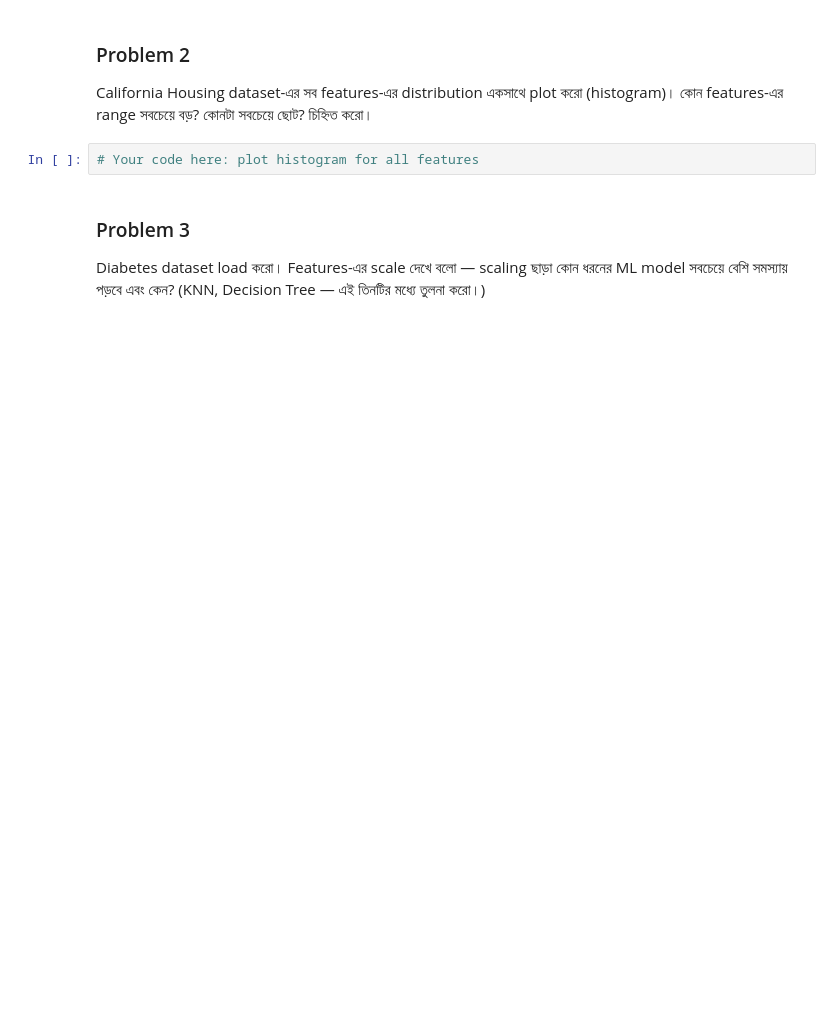
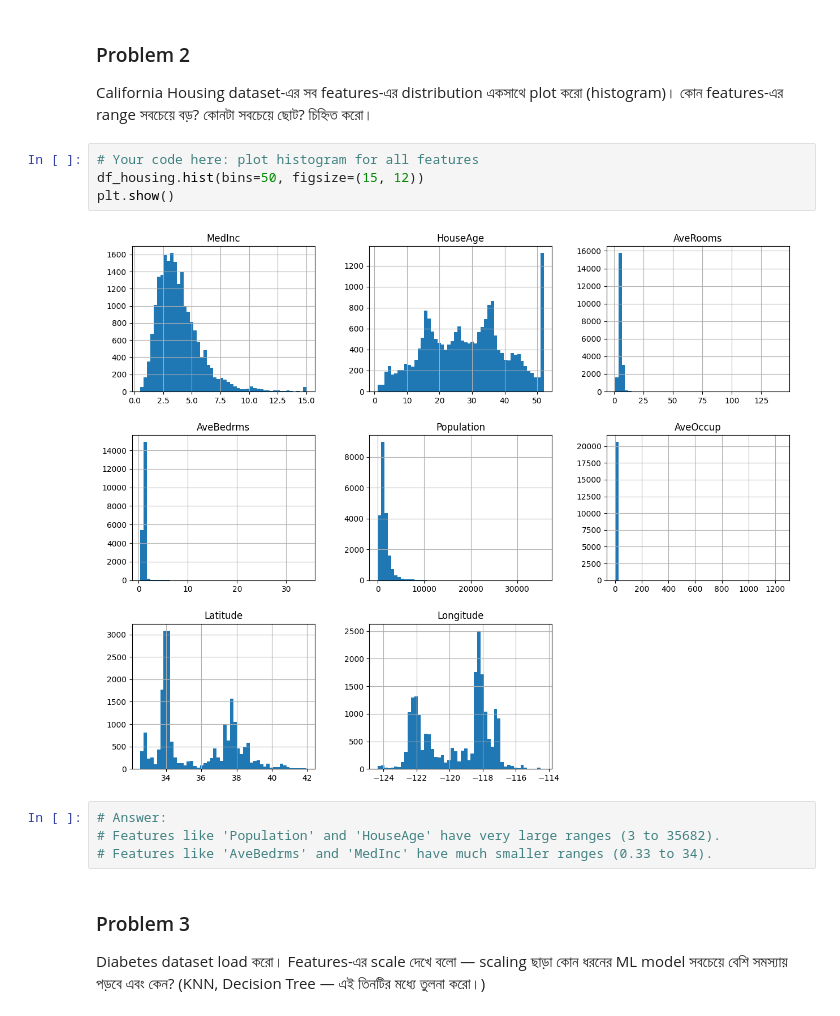
Before and after one commit to MuktadirHQ/AIML-Expert-With-Phitron, a Jupyter notebook: Machine Learning/WEEK - 02. Feature Engineering & It's prerequisites/Module_08. Scaling & ColumnTransformer/Practice_Problem.ipynb, the cells around one changed output. Cells and saved outputs as stored; diff of their text form; blank space fills up the shorter version.

```diff
--- a/Machine Learning/WEEK - 02. Feature Engineering & It's prerequisites/Module_08. Scaling & ColumnTransformer/Practice_Problem.ipynb
+++ b/Machine Learning/WEEK - 02. Feature Engineering & It's prerequisites/Module_08. Scaling & ColumnTransformer/Practice_Problem.ipynb
@@ -46,6 +54,14 @@ California Housing dataset-এর সব features-এর distribution একস
 কোন features-এর range সবচেয়ে বড়? কোনটা সবচেয়ে ছোট? চিহ্নিত করো।
 # %%
 # Your code here: plot histogram for all features
+df_housing.hist(bins=50, figsize=(15, 12))
+plt.show()
+# %% [output]
+[figure, added]
+# %%
+# Answer:
+# Features like 'Population' and 'HouseAge' have very large ranges (3 to 35682).
+# Features like 'AveBedrms' and 'MedInc' have much smaller ranges (0.33 to 34).
 # %% [markdown]
 ### Problem 3
 Diabetes dataset load করো। Features-এর scale দেখে বলো —
```
Also changed, not shown: parts of 50 cells of this notebook.
